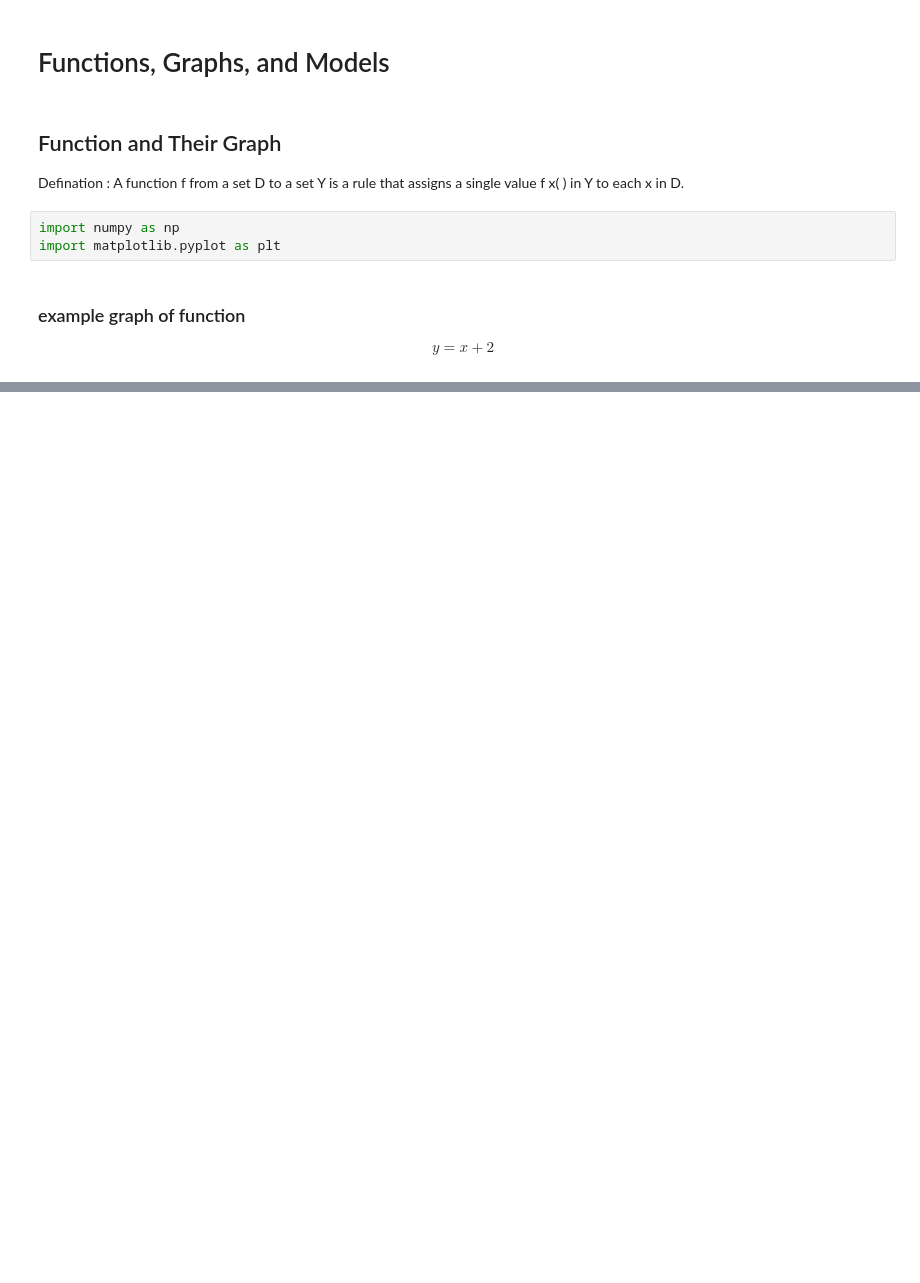
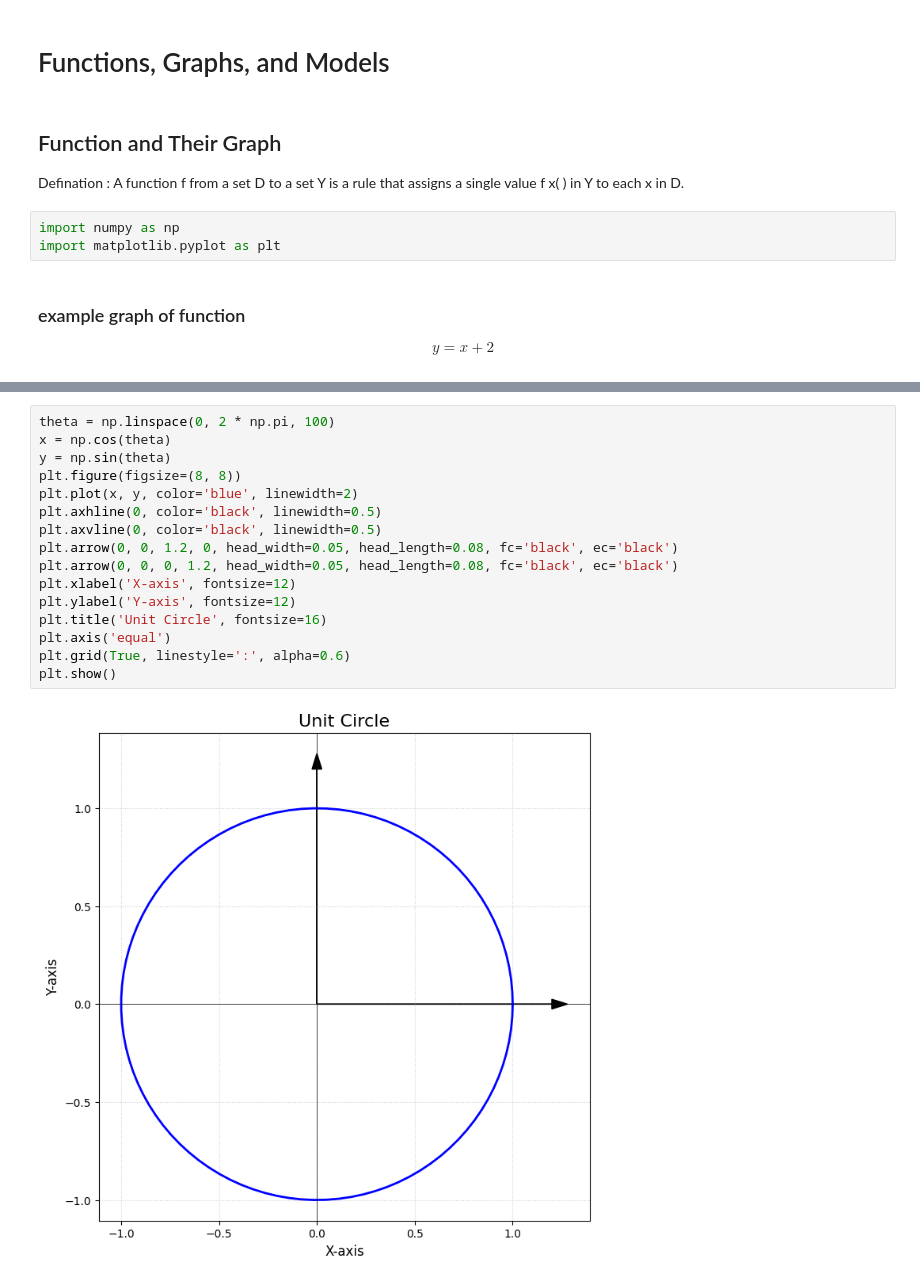
Before and after one commit to PatiphanAK/math-for-it, a Jupyter notebook: calculus/Function.ipynb, the cells around one changed output, grey strips where cells are left out. Drawn from its saved outputs; the diff is of its cells as text; blank space fills up the shorter version.

```diff
--- a/calculus/Function.ipynb
+++ b/calculus/Function.ipynb
@@ -26,0 +73,18 @@ plt.show()
+# %%
+theta = np.linspace(0, 2 * np.pi, 100)
+x = np.cos(theta)
+y = np.sin(theta)
+plt.figure(figsize=(8, 8))
+plt.plot(x, y, color='blue', linewidth=2)
+plt.axhline(0, color='black', linewidth=0.5)
+plt.axvline(0, color='black', linewidth=0.5)
+plt.arrow(0, 0, 1.2, 0, head_width=0.05, head_length=0.08, fc='black', ec='black')
+plt.arrow(0, 0, 0, 1.2, head_width=0.05, head_length=0.08, fc='black', ec='black')
+plt.xlabel('X-axis', fontsize=12)
+plt.ylabel('Y-axis', fontsize=12)
+plt.title('Unit Circle', fontsize=16)
+plt.axis('equal')
+plt.grid(True, linestyle=':', alpha=0.6)
+plt.show()
+# %% [output]
+[figure, added]
```
Also changed, not shown: parts of 4 cells of this notebook, 1 other file.
